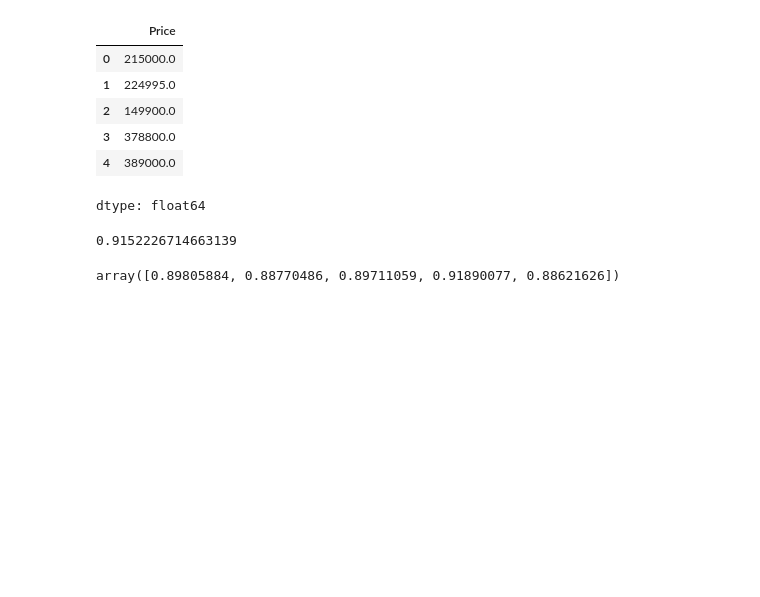
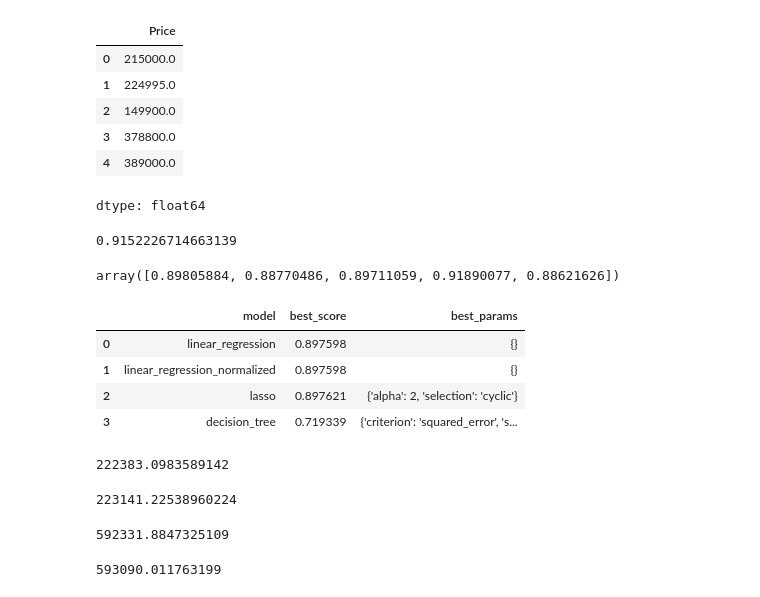
Before and after one commit to Gurbnova/Edmonton-House-Predictions, a Jupyter notebook: Edmonton_House_Predictions.ipynb, the cells around one changed output. Saved outputs shown, nothing was run; the diff lists cells and outputs as text; code cells hidden in the pictures; blank space fills up the shorter version.

Commit message:
Building the model

```diff
--- a/Edmonton_House_Predictions.ipynb
+++ b/Edmonton_House_Predictions.ipynb
@@ -392,3 +392,59 @@ cv = ShuffleSplit(n_splits=5, test_size= 0.2, random_state=0)
 cross_val_score(LinearRegression(), X, y, cv=cv)
 # %% [output]
 array([0.89805884, 0.88770486, 0.89711059, 0.91890077, 0.88621626])
+# %%
+from sklearn.model_selection import GridSearchCV
+
+from sklearn.linear_model import Lasso
+from sklearn.tree import DecisionTreeRegressor
+from sklearn.pipeline import make_pipeline
+from sklearn.preprocessing import MinMaxScaler
+
+def find_best_model_using_gridsearchcv(X, y):
+  algos = {
+      'linear_regression' : {
+          'model' : LinearRegression(),
+          'params' : {}
+      },
+      'linear_regression_normalized' : {
+          'model' : make_pipeline(MinMaxScaler(), LinearRegression()),
+          'params' : {}
+      },
+      'lasso' : {
+          'model' : Lasso(),
+          'params' : {
+              'alpha' : [1, 2],
+              'selection' : ['random', 'cyclic']
+          }
+      },
+      'decision_tree' : {
+          'model' : DecisionTreeRegressor(),
+          'params' : {
+              'criterion' : ['squared_error', 'friedman_mse'],
+              'splitter' : ['best', 'random']
+          }
+      }
+  }
+
+  scores = []
+  cv = ShuffleSplit(n_splits=5, test_size= 0.2, random_state=0)
+  for algo_name, config in algos.items():
+
+    gs = GridSearchCV(config['model'], config['params'], cv=cv, return_train_score=False)
+    gs.fit(X, y)
+
+    scores.append({
+        'model' : algo_name,
+        'best_score' : gs.best_score_,
+        'best_params' : gs.best_params_
+    })
+
+  return pd.DataFrame(scores, columns=['model', 'best_score', 'best_params'])
+
+find_best_model_using_gridsearchcv(X, y)
+# %% [output]
+|  | model | best_score | best_params |
+| 0 | linear_regression | 0.897598 | {} |
+| 1 | linear_regression_normalized | 0.897598 | {} |
+| 2 | lasso | 0.897621 | {'alpha': 2, 'selection': 'cyclic'} |
+| 3 | decision_tree | 0.719339 | {'criterion': 'squared_error', 's... |
@@ -394,0 +465,16 @@ array([0.89805884, 0.88770486, 0.89711059, 0.91890077, 0.88621626])
+# %%
+predict_price('Alberta Avenue', 2, 2, 1000)
+# %% [output]
+222383.0983589142
+# %%
+predict_price('Alberta Avenue', 3, 3, 1000)
+# %% [output]
+223141.22538960224
+# %%
+predict_price('Belgravia', 2, 2, 1000)
+# %% [output]
+592331.8847325109
+# %%
+predict_price('Belgravia', 3, 3, 1000)
+# %% [output]
+593090.011763199
```
Also changed, not shown: parts of 4 cells of this notebook.
